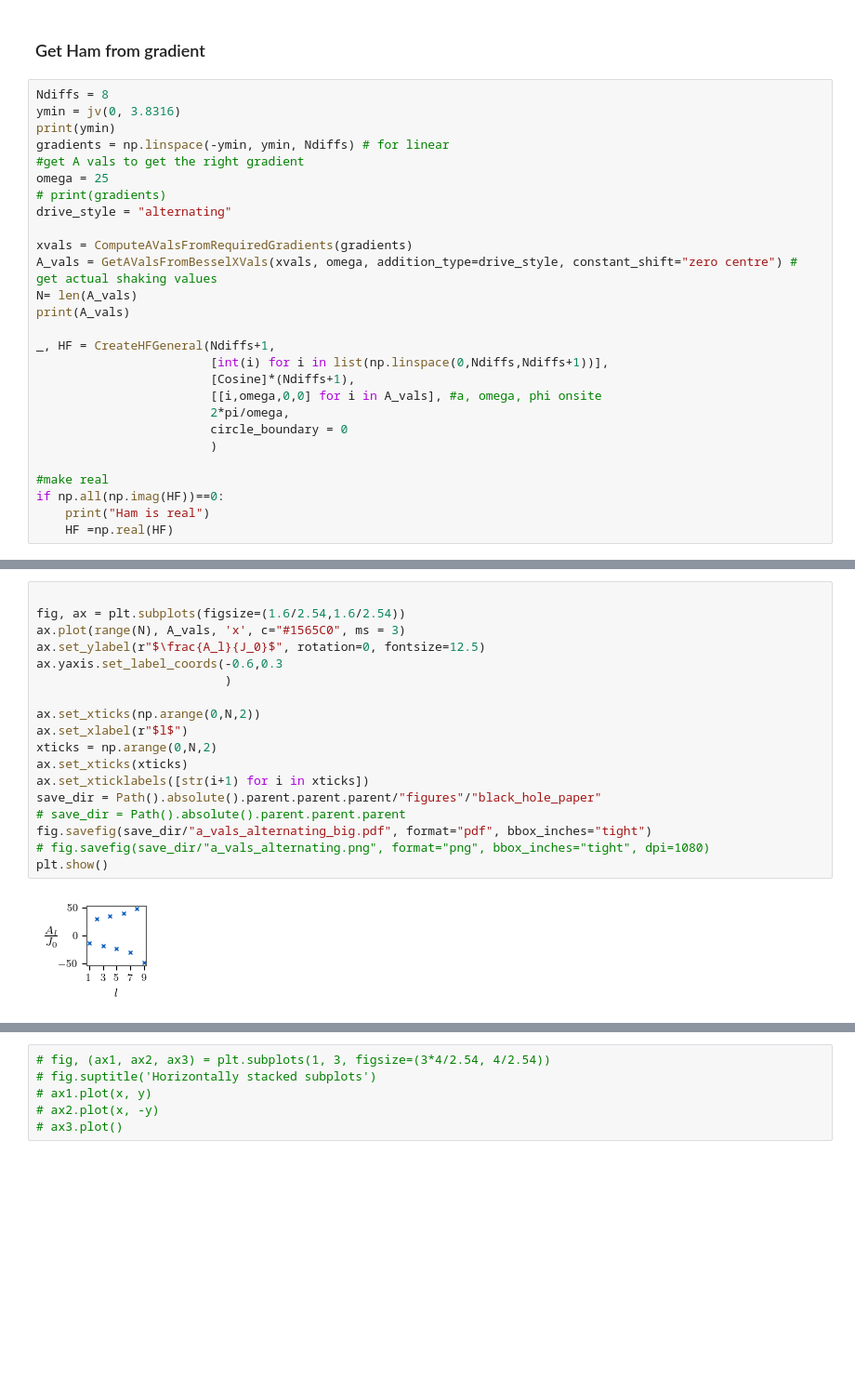
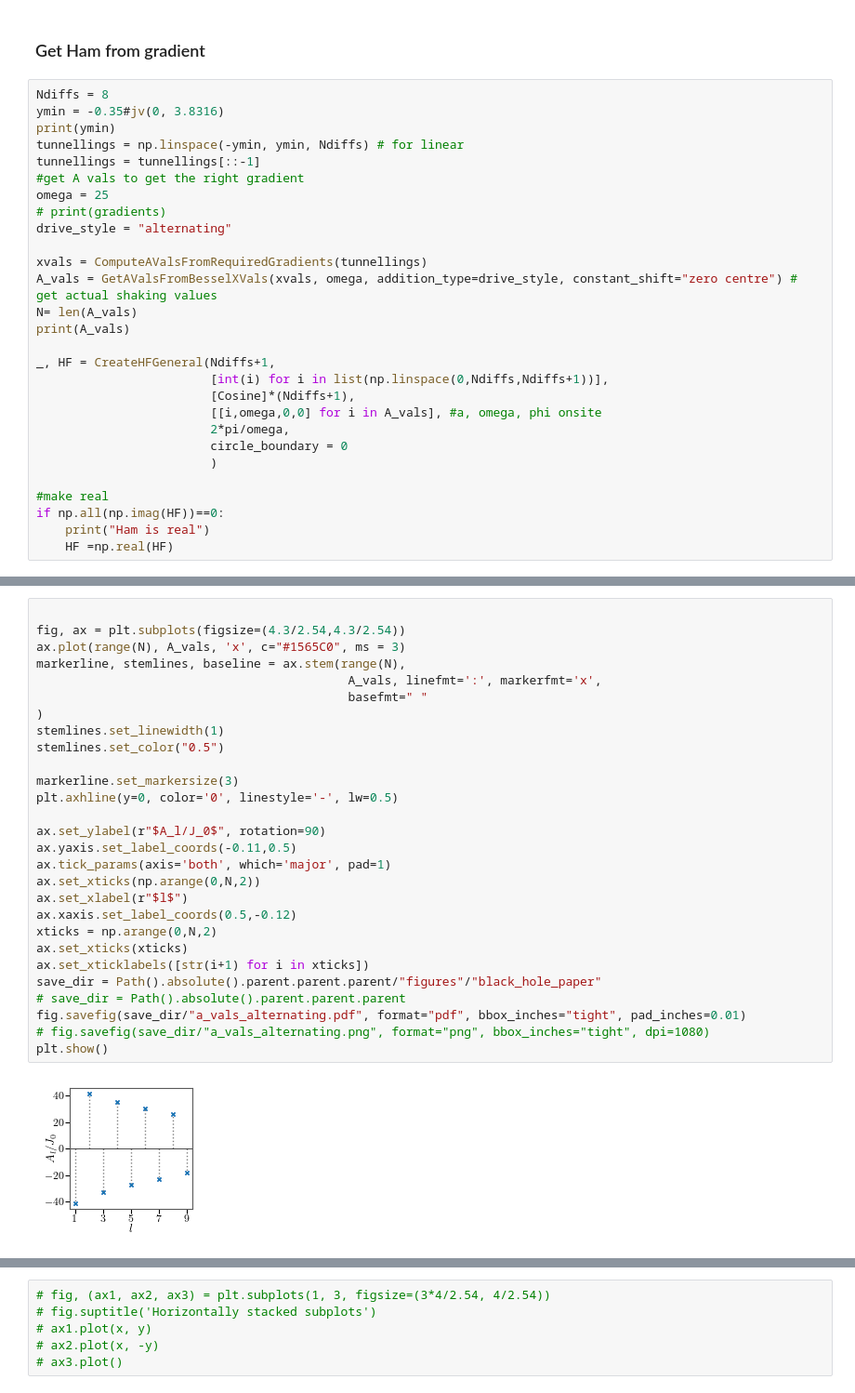
Before and after one commit to georgianixon/floquet-simulations, a Jupyter notebook: jupyter/black_hole_project/black_hole_paper_figures/floquet_hams.ipynb, the cells around one changed output, grey strips where cells are left out. Shown: that part at 93% size. Cells and saved outputs as stored; diff of their text form; blank space fills up the shorter version.

```diff
--- a/jupyter/black_hole_project/black_hole_paper_figures/floquet_hams.ipynb
+++ b/jupyter/black_hole_project/black_hole_paper_figures/floquet_hams.ipynb
@@ -30,15 +15,16 @@ PlotParams(fontsize=fontsize)
 ### Get Ham from gradient
 # %%
 Ndiffs = 8
-ymin = jv(0, 3.8316)
+ymin = -0.35#jv(0, 3.8316)
 print(ymin)
-gradients = np.linspace(-ymin, ymin, Ndiffs) # for linear
+tunnellings = np.linspace(-ymin, ymin, Ndiffs) # for linear
+tunnellings = tunnellings[::-1]
 #get A vals to get the right gradient
 omega = 25
 # print(gradients)
 drive_style = "alternating"
 
-xvals = ComputeAValsFromRequiredGradients(gradients)
+xvals = ComputeAValsFromRequiredGradients(tunnellings)
 A_vals = GetAValsFromBesselXVals(xvals, omega, addition_type=drive_style, constant_shift="zero centre") # get actual shaking values
 N= len(A_vals)
 print(A_vals)
@@ -67,20 +67,30 @@ gradients[1]-gradients[0]
 # %%
 
-fig, ax = plt.subplots(figsize=(1.6/2.54,1.6/2.54))
+fig, ax = plt.subplots(figsize=(4.3/2.54,4.3/2.54))
 ax.plot(range(N), A_vals, 'x', c="#1565C0", ms = 3)
-ax.set_ylabel(r"$\frac{A_l}{J_0}$", rotation=0, fontsize=12.5)
-ax.yaxis.set_label_coords(-0.6,0.3
-                          )
+markerline, stemlines, baseline = ax.stem(range(N),
+                                           A_vals, linefmt=':', markerfmt='x',
+                                           basefmt=" "
+)
+stemlines.set_linewidth(1)
+stemlines.set_color("0.5")
 
+markerline.set_markersize(3)
+plt.axhline(y=0, color='0', linestyle='-', lw=0.5)
+
+ax.set_ylabel(r"$A_l/J_0$", rotation=90)
+ax.yaxis.set_label_coords(-0.11,0.5)
+ax.tick_params(axis='both', which='major', pad=1)
 ax.set_xticks(np.arange(0,N,2))
 ax.set_xlabel(r"$l$")
+ax.xaxis.set_label_coords(0.5,-0.12)
 xticks = np.arange(0,N,2)
 ax.set_xticks(xticks)
 ax.set_xticklabels([str(i+1) for i in xticks])
 save_dir = Path().absolute().parent.parent.parent/"figures"/"black_hole_paper"
 # save_dir = Path().absolute().parent.parent.parent
-fig.savefig(save_dir/"a_vals_alternating_big.pdf", format="pdf", bbox_inches="tight")
+fig.savefig(save_dir/"a_vals_alternating.pdf", format="pdf", bbox_inches="tight", pad_inches=0.01)
 # fig.savefig(save_dir/"a_vals_alternating.png", format="png", bbox_inches="tight", dpi=1080)
 plt.show()
 # %% [output]
-[figure, old version]
+[figure, new version]
```
Also changed, not shown: parts of 21 cells of this notebook, 13 other files.
